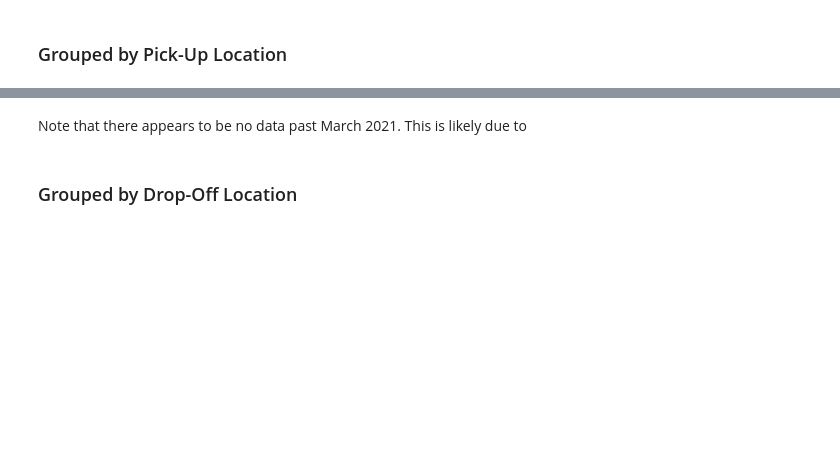
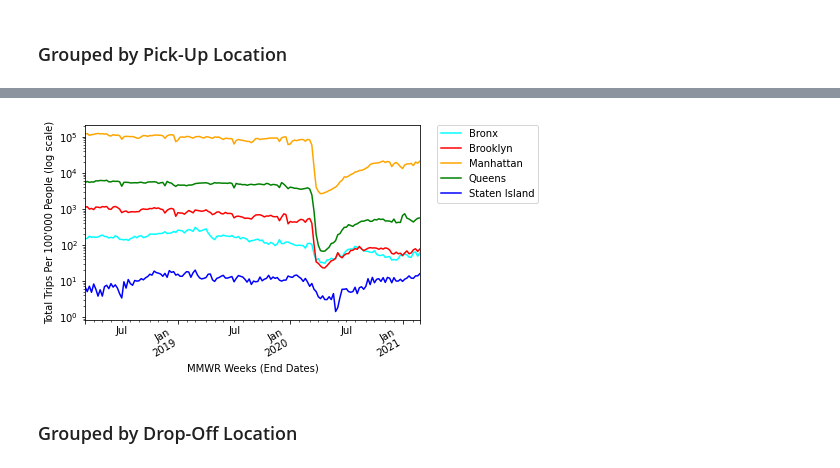
Before and after one commit to MAST30034-Applied-Data-Science/mast30034-project-1-DigitalData, a Jupyter notebook: notebooks/data_analysis_trip_rates_vs_time.ipynb, the cells around one changed output, grey strips where cells are left out. Saved outputs shown, nothing was run; the diff lists cells and outputs as text; code cells hidden in the pictures; blank space fills up the shorter version.

Commit message:
report: added first figure
Added first time series analysis figure.

```diff
--- a/notebooks/data_analysis_trip_rates_vs_time.ipynb
+++ b/notebooks/data_analysis_trip_rates_vs_time.ipynb
@@ -64,6 +66,9 @@ ph.time_series(tlc_pu_df.toPandas(), 'num_*', 'pu_borough',
-# %% [markdown]
-Note that there appears to be no data past March 2021.
-This is likely due to
+# %%
+# generate a time series graph of daily avg trips vs week index.
+ph.time_series(tlc_pu_df.toPandas(), 'num_p100k_*', 'pu_borough',
+    ylabel = 'Total Trips Per 100\'000 People', logy = True)
+# %% [output]
+[figure, added]
 # %% [markdown]
 ### Grouped by Drop-Off Location
 # %%
```
Also changed, not shown: parts of 6 cells of this notebook, 33 other files.
